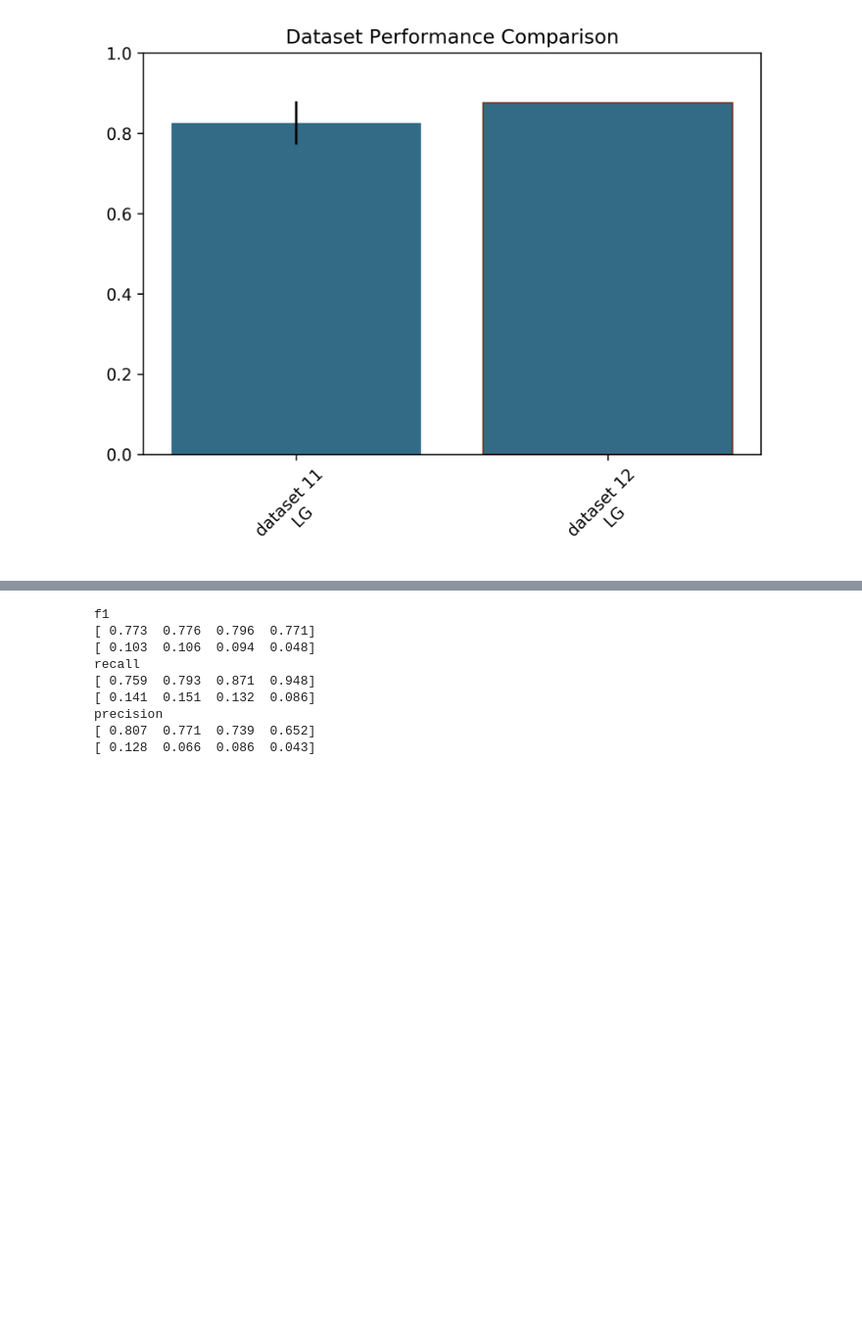
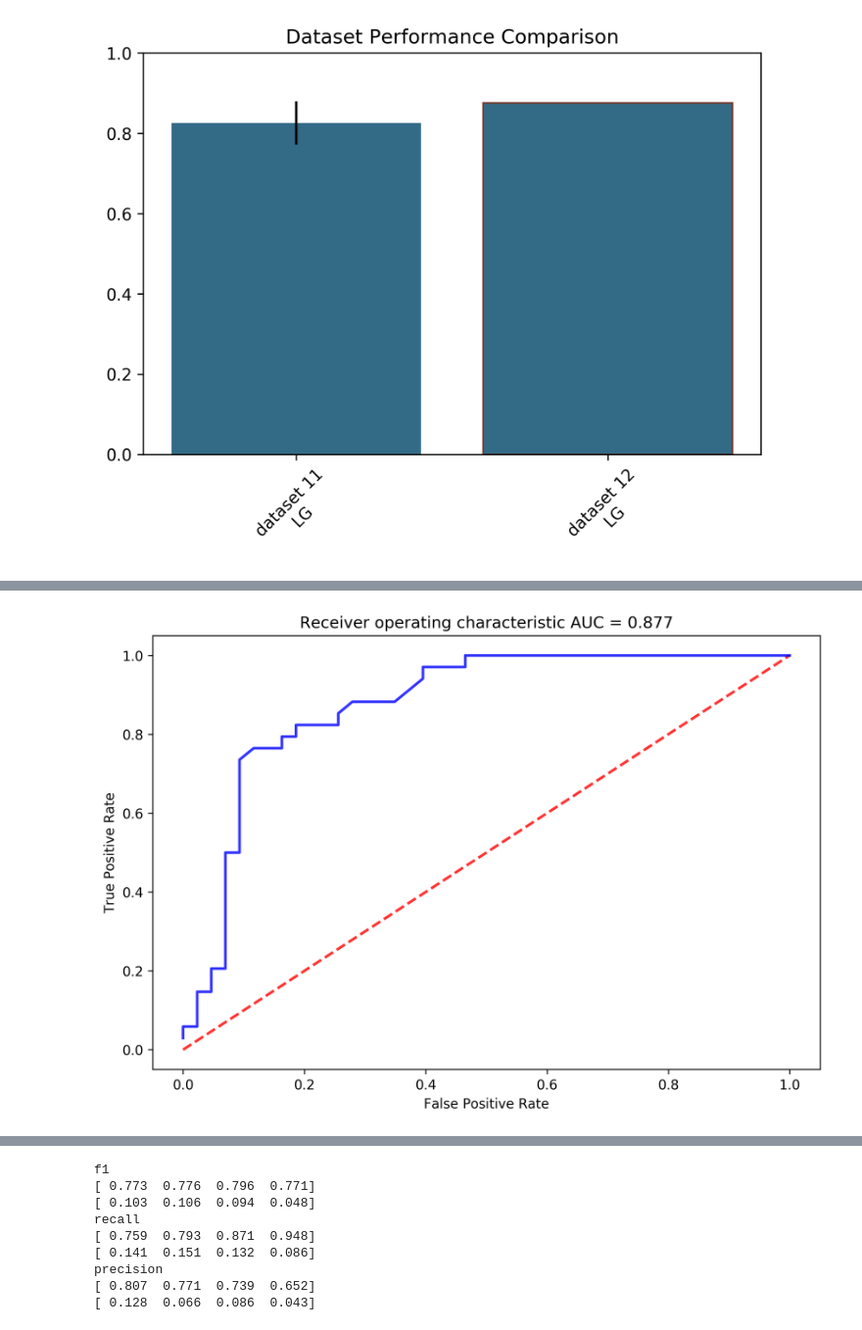
Before and after one commit to crowegian/AMR_ML, a Jupyter notebook: ML_notebook.ipynb, the cells around one changed output, grey strips where cells are left out. Shown at 98% size. Drawn from its saved outputs; the diff is of its cells as text; code cells hidden in the pictures; blank space fills up the shorter version.

```diff
--- a/ML_notebook.ipynb
+++ b/ML_notebook.ipynb
@@ -153,0 +207,34 @@ Feature KP0228_01979 has importance 0.0
+# %%
+from sklearn.model_selection import StratifiedKFold
+from sklearn.metrics import roc_curve, auc
+from scipy import interp
+cv = StratifiedKFold(n_splits=6)
+# classifier = svm.SVC(kernel='linear', probability=True,
+#                      random_state=random_state)
+
+tprs = []
+aucs = []
+mean_fpr = np.linspace(0, 1, 100)
+
+i = 0
+fig=plt.figure(figsize=(9, 6), dpi= 300, facecolor='w', edgecolor='k')
+probas_ = bestEstimatorRefit.fit(X_train, Y_train).predict_proba(X_val)
+# Compute ROC curve and area the curve
+fpr, tpr, thresholds = roc_curve(Y_val, probas_[:, 1])
+auc = roc_auc_score(Y_val, probas_[:, 1])
+auc = np.round(auc, decimals = 3)
+
+plt.plot([0, 1], [0, 1], linestyle='--', lw=2, color='r',
+         label='Random Guess', alpha=.8)
+
+plt.plot(fpr, tpr, color='b',
+         lw=2, alpha=.8)
+
+plt.xlim([-0.05, 1.05])
+plt.ylim([-0.05, 1.05])
+plt.xlabel('False Positive Rate')
+plt.ylabel('True Positive Rate')
+plt.title('Receiver operating characteristic AUC = {}'.format(auc))
+fig.savefig("plots/AUC_bestModel_holdOut.png")
+# %% [output]
+[figure, added]
```
Also changed, not shown: parts of 9 cells of this notebook.
